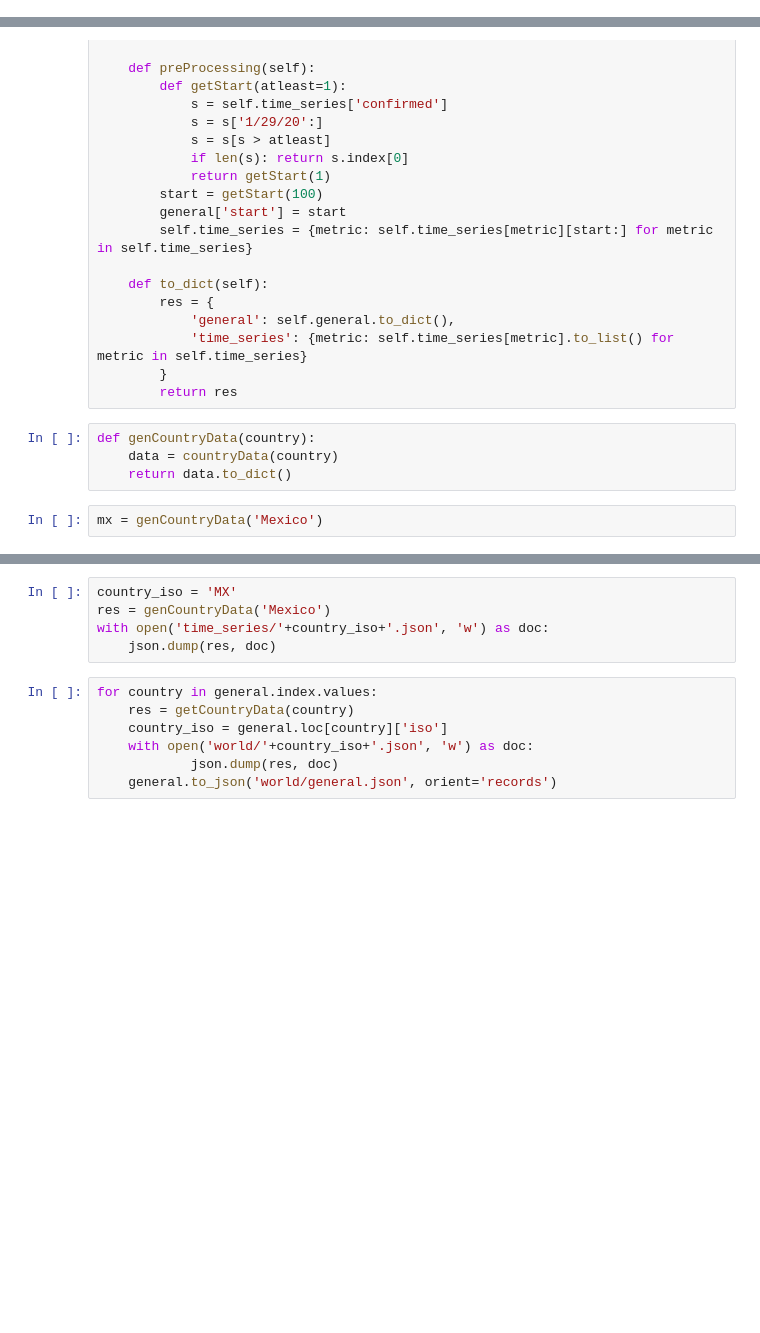
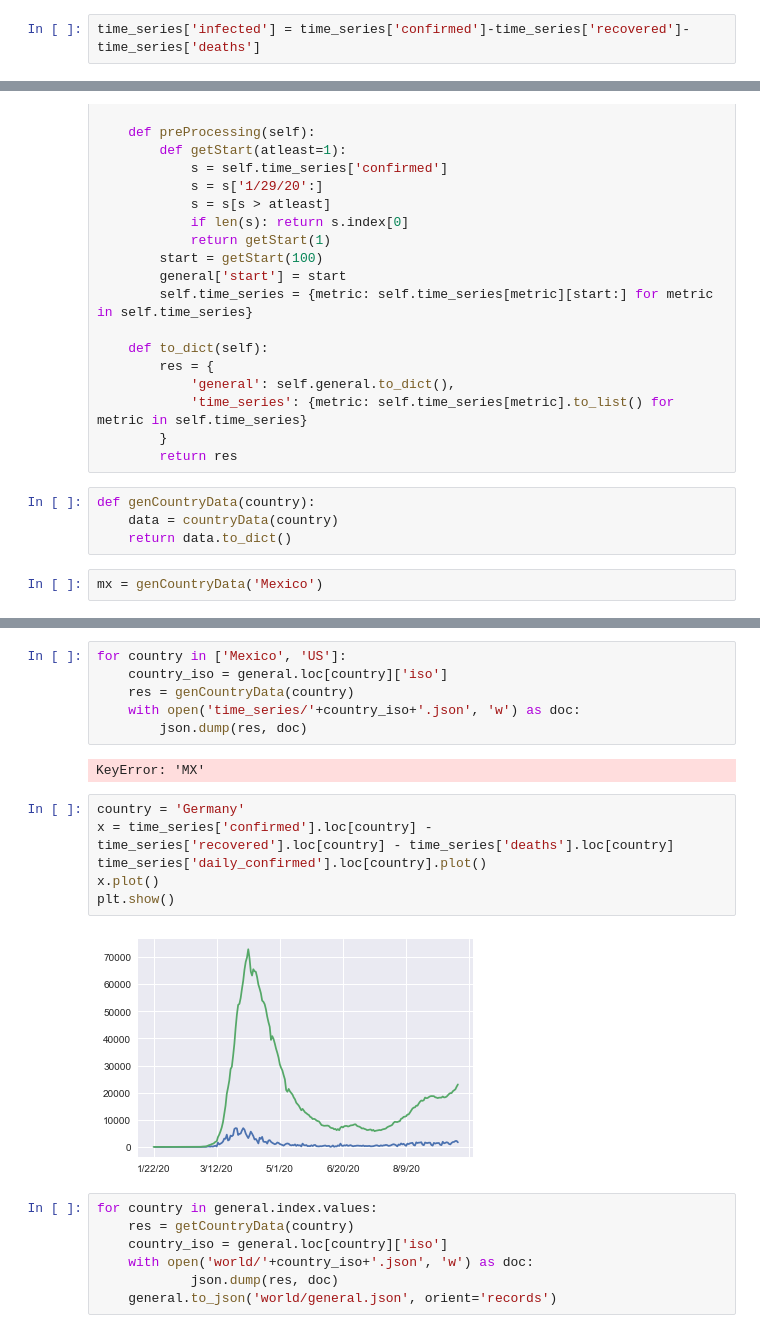
Before and after one commit to carloscerlira/CoronaTrack, a Jupyter notebook: data/getData.ipynb, the cells around one changed output, grey strips where cells are left out. Drawn from its saved outputs; the diff is of its cells as text; blank space fills up the shorter version.

Commit message:
added infected

```diff
--- a/data/getData.ipynb
+++ b/data/getData.ipynb
@@ -28,6 +28,8 @@ for metric in time_series:
     df = gb.sum()
     df = df.loc[:,'1/22/20':]
     time_series[metric] = df
+# %%
+time_series['infected'] = time_series['confirmed']-time_series['recovered']-time_series['deaths']
 # %%
 for metric in metrics:
     time_series[metric].loc['World'] = time_series[metric].sum()
@@ -122,8 +133,19 @@ mx = genCountryData('Mexico')
 # %%
-country_iso = 'MX'
-res = genCountryData('Mexico')
-with open('time_series/'+country_iso+'.json', 'w') as doc:
-    json.dump(res, doc)
+for country in ['Mexico', 'US']:
+    country_iso = general.loc[country]['iso']
+    res = genCountryData(country)
+    with open('time_series/'+country_iso+'.json', 'w') as doc:
+        json.dump(res, doc)
+# %% [output]
+KeyError: 'MX'
+# %%
+country = 'Germany'
+x = time_series['confirmed'].loc[country] - time_series['recovered'].loc[country] - time_series['deaths'].loc[country]
+time_series['daily_confirmed'].loc[country].plot()
+x.plot()
+plt.show()
+# %% [output]
+[figure, added]
 # %%
 for country in general.index.values:
     res = getCountryData(country)
```
Also changed, not shown: parts of 2 cells of this notebook, 8 other files.
